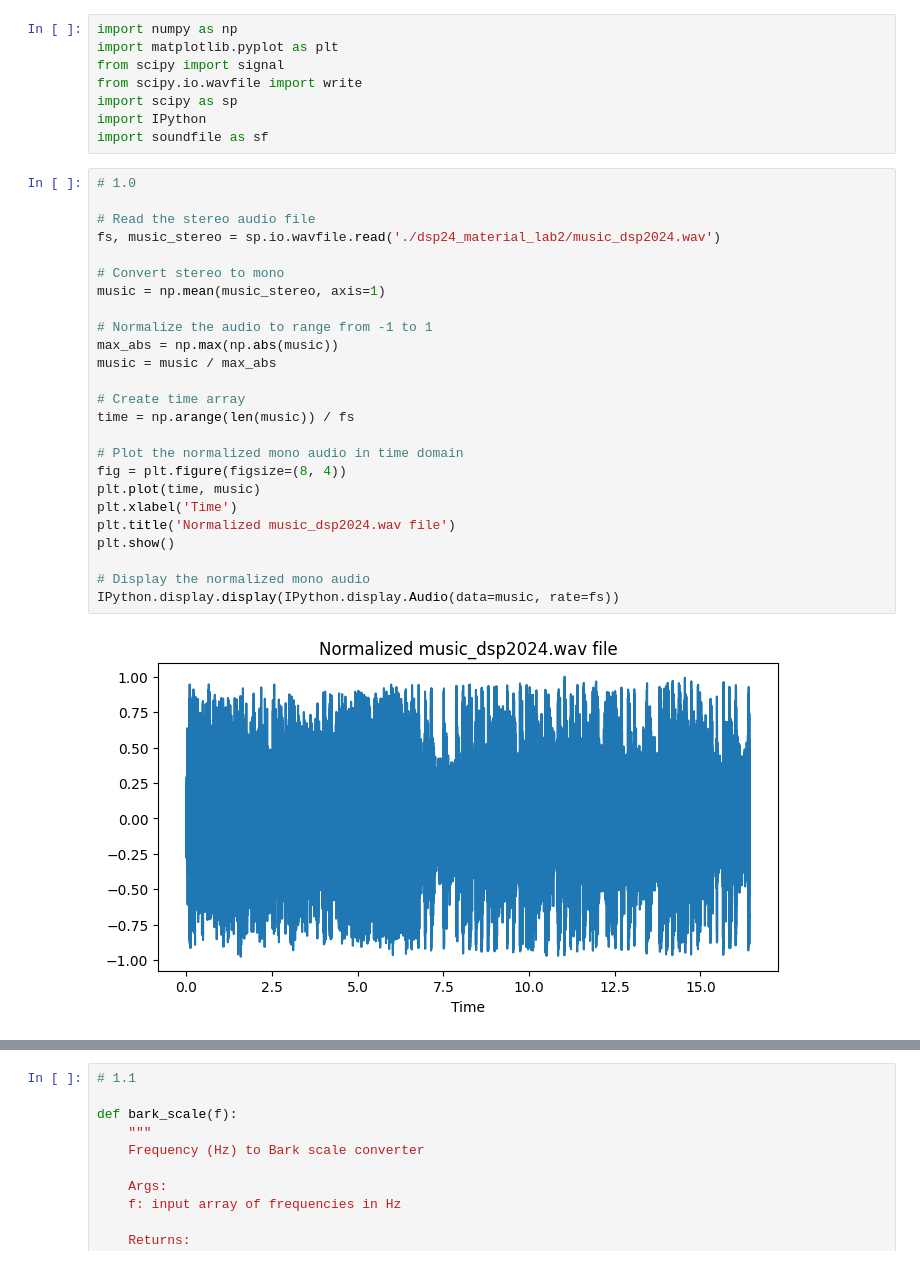
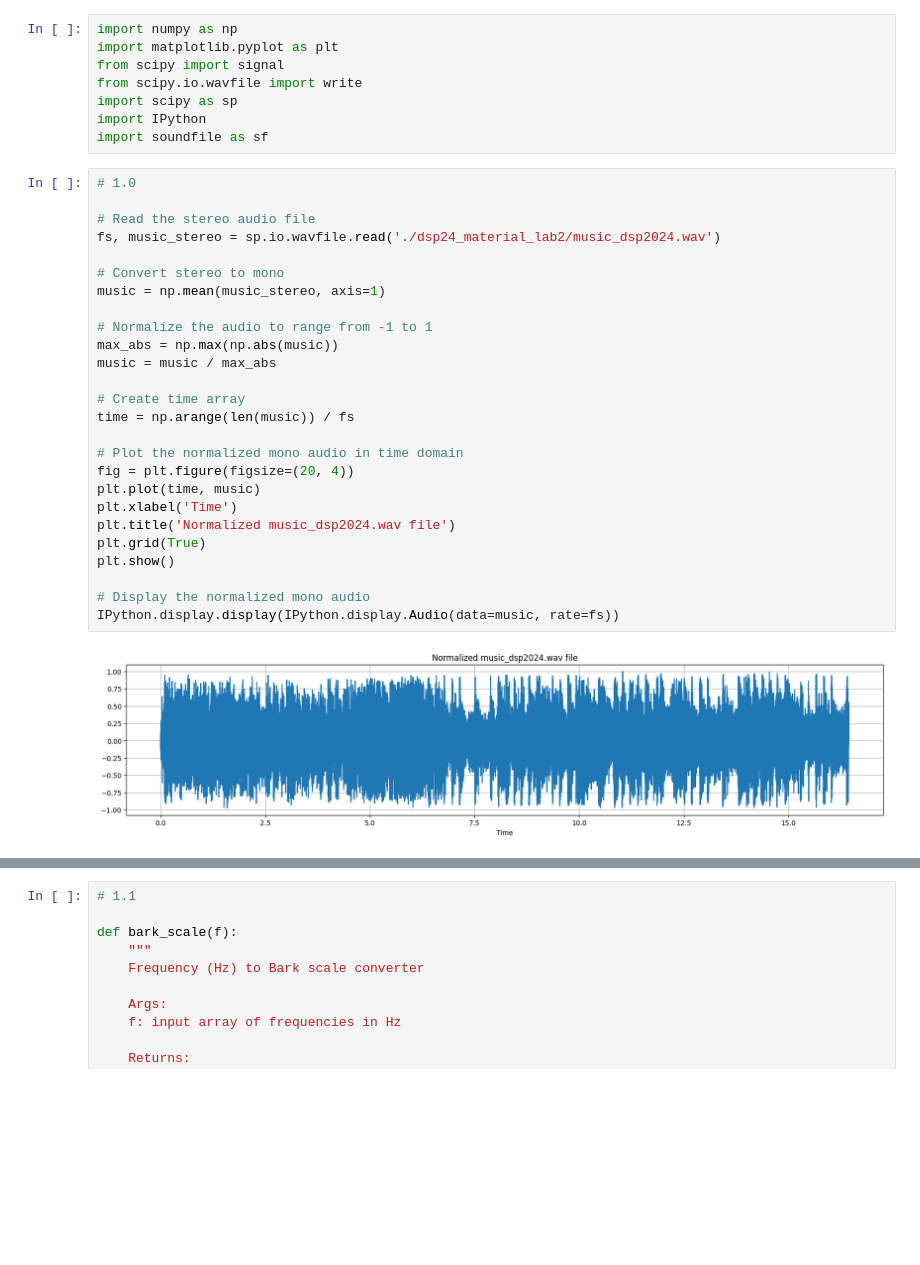
Before and after one commit to AlexGeorgantzas/DSP2024, a Jupyter notebook: Lab_02/Georgantzas_Skoulis_2.ipynb, the cells around one changed output, grey strips where cells are left out. Cells and saved outputs as stored; diff of their text form; blank space fills up the shorter version.

```diff
--- a/Lab_02/Georgantzas_Skoulis_2.ipynb
+++ b/Lab_02/Georgantzas_Skoulis_2.ipynb
@@ -18,30 +18,31 @@ import soundfile as sf
 # %%
 # 1.0
 
 # Read the stereo audio file
 fs, music_stereo = sp.io.wavfile.read('./dsp24_material_lab2/music_dsp2024.wav')
 
 # Convert stereo to mono
 music = np.mean(music_stereo, axis=1)
 
 # Normalize the audio to range from -1 to 1
 max_abs = np.max(np.abs(music))
 music = music / max_abs
 
 # Create time array
 time = np.arange(len(music)) / fs
 
 # Plot the normalized mono audio in time domain
-fig = plt.figure(figsize=(8, 4))
+fig = plt.figure(figsize=(20, 4))
 plt.plot(time, music)
 plt.xlabel('Time')
 plt.title('Normalized music_dsp2024.wav file')
+plt.grid(True)
 plt.show()
 
 # Display the normalized mono audio
 IPython.display.display(IPython.display.Audio(data=music, rate=fs))
 # %% [output]
-[figure, old version]
+[figure, new version]
 [interactive output not drawn]
 # %%
 # 1.1
```
Also changed, not shown: parts of 20 cells of this notebook.
